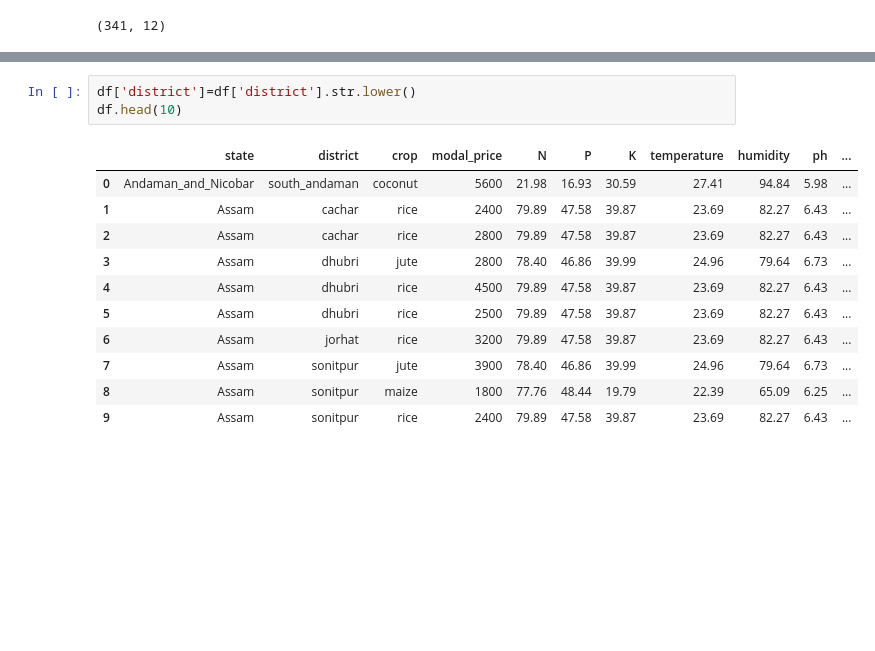
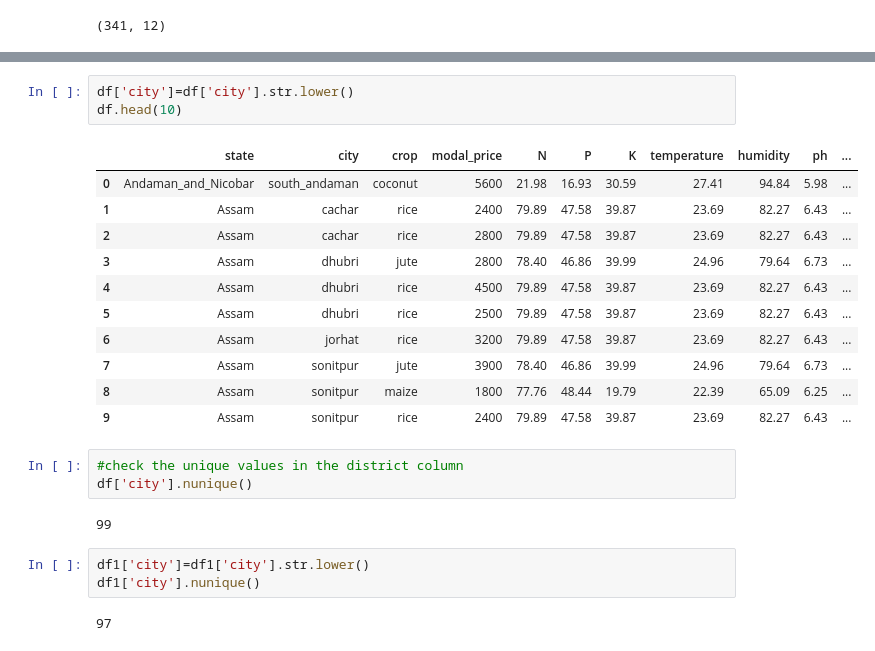
Before and after one commit to piyush-mk/TRINIT_ExeAI_ML, a Jupyter notebook: model.ipynb, the cells around one changed output, grey strips where cells are left out. Cells and saved outputs as stored; diff of their text form; blank space fills up the shorter version.

```diff
--- a/model.ipynb
+++ b/model.ipynb
@@ -37,8 +37,8 @@ df1.shape
 # %%
-df['district']=df['district'].str.lower()
+df['city']=df['city'].str.lower()
 df.head(10)
 # %% [output]
-|  | state | district | crop | modal_price | N | P | K | temperature | humidity | ph | ... |
+|  | state | city | crop | modal_price | N | P | K | temperature | humidity | ph | ... |
 | 0 | Andaman_and_Nicobar | south_andaman | coconut | 5600 | 21.98 | 16.93 | 30.59 | 27.41 | 94.84 | 5.98 | ... |
 | 1 | Assam | cachar | rice | 2400 | 79.89 | 47.58 | 39.87 | 23.69 | 82.27 | 6.43 | ... |
 | 2 | Assam | cachar | rice | 2800 | 79.89 | 47.58 | 39.87 | 23.69 | 82.27 | 6.43 | ... |
@@ -49,3 +49,13 @@ df.head(10)
 | 7 | Assam | sonitpur | jute | 3900 | 78.40 | 46.86 | 39.99 | 24.96 | 79.64 | 6.73 | ... |
 | 8 | Assam | sonitpur | maize | 1800 | 77.76 | 48.44 | 19.79 | 22.39 | 65.09 | 6.25 | ... |
 | 9 | Assam | sonitpur | rice | 2400 | 79.89 | 47.58 | 39.87 | 23.69 | 82.27 | 6.43 | ... |
+# %%
+#check the unique values in the district column
+df['city'].nunique()
+# %% [output]
+99
+# %%
+df1['city']=df1['city'].str.lower()
+df1['city'].nunique()
+# %% [output]
+97
```
Also changed, not shown: parts of 6 cells of this notebook, 9 other files.
